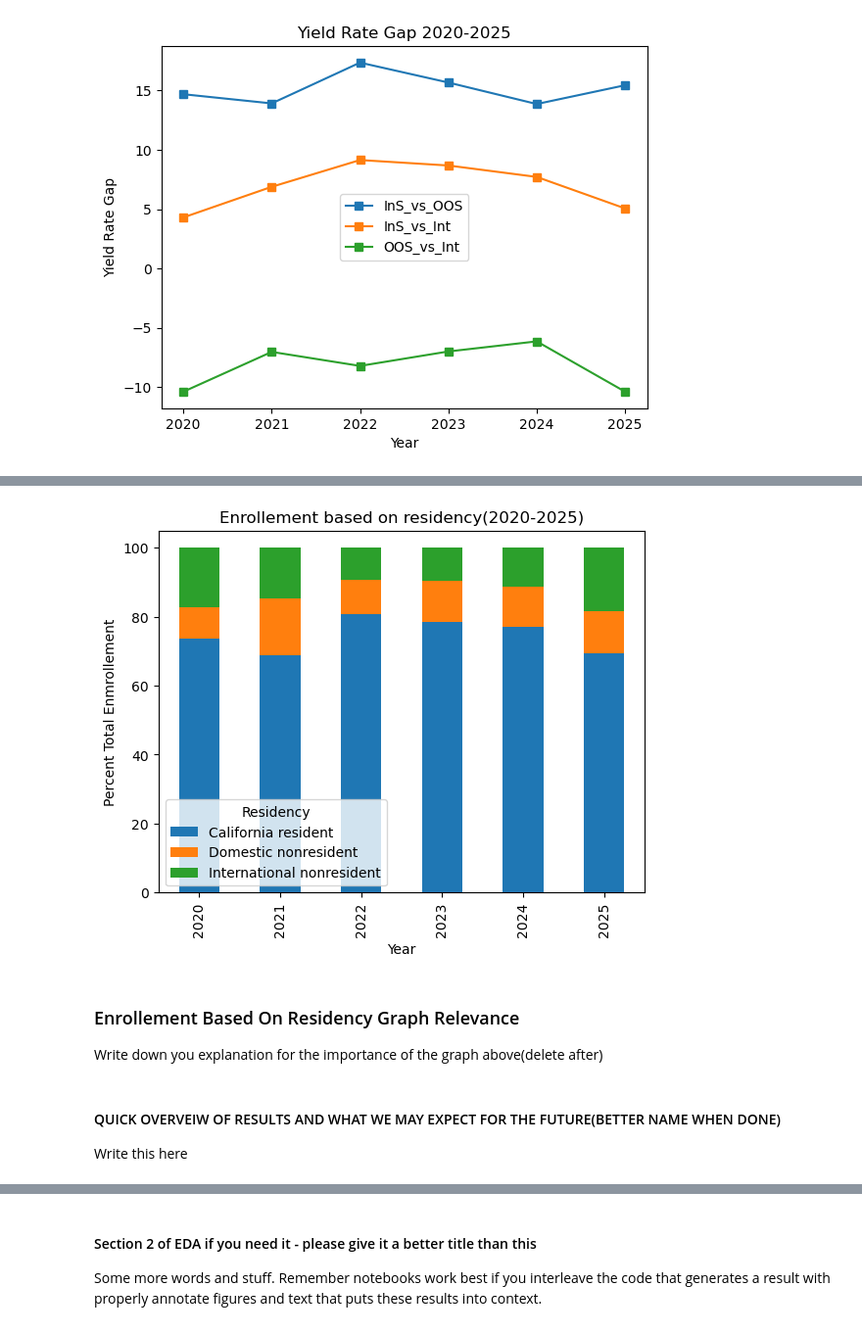
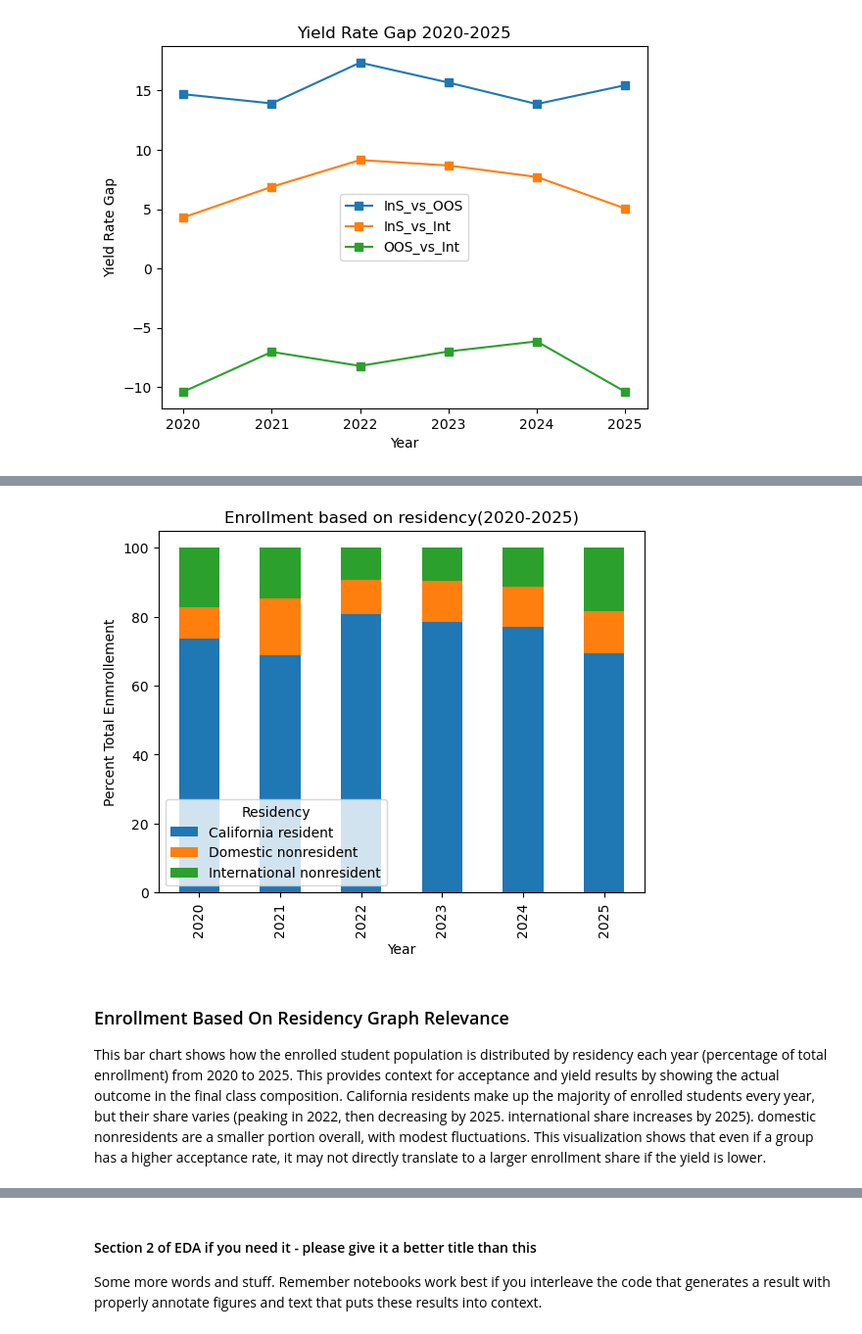
Before and after one commit to COGS108/Group065_WI26, a Jupyter notebook: 02-EDACheckpoint.ipynb, the cells around one changed output, grey strips where cells are left out. Shown at 98% size. Saved outputs shown, nothing was run; the diff lists cells and outputs as text; code cells hidden in the pictures.

Commit message:
EDA graph explanations

```diff
--- a/02-EDACheckpoint.ipynb
+++ b/02-EDACheckpoint.ipynb
@@ -242,30 +250,26 @@ Write down you explanation for the importance of the graph above(delete after)
 # %%
 ##YOUR CODE HERE
 ##Enrollment composition
 enrollment = (
     df_year_res.set_index(['year', 'residency_group'])['enrolled']
         .unstack()
 )
 #axis=1 makes you sum across each row to get total enrollment across residency
 #axis = 0 makes you dividing each column (year) and split into residency groups percentage of the total
 enrollment_percent = enrollment.div(enrollment.sum(axis=1), axis=0) * 100
 enrollment_percent.plot(
     kind='bar',
     stacked = True,
 )
 
-plt.title('Enrollement based on residency(2020-2025)')
+plt.title('Enrollment based on residency(2020-2025)')
 plt.xlabel('Year')
 plt.ylabel('Percent Total Enmrollement')
 plt.legend(title='Residency')
 plt.show()
 # %% [output]
-[figure, old version]
+[figure, new version]
-# %% [markdown]
-### Enrollement Based On Residency Graph Relevance
-
-Write down you explanation for the importance of the graph above(delete after)
-# %% [markdown]
-#### QUICK OVERVEIW OF RESULTS AND WHAT WE MAY EXPECT FOR THE FUTURE(BETTER NAME WHEN DONE)
-
-Write this here
+# %% [markdown]
+### Enrollment Based On Residency Graph Relevance
+
+This bar chart shows how the enrolled student population is distributed by residency each year (percentage of total enrollment) from 2020 to 2025. This provides context for acceptance and yield results by showing the actual outcome in the final class composition. California residents make up the majority of enrolled students every year, but their share varies (peaking in 2022, then decreasing by 2025. international share increases by 2025). domestic nonresidents are a smaller portion overall, with modest fluctuations. This visualization shows that even if a group has a higher acceptance rate, it may not directly translate to a larger enrollment share if the yield is lower.
```
Also changed, not shown: parts of 8 cells of this notebook.
